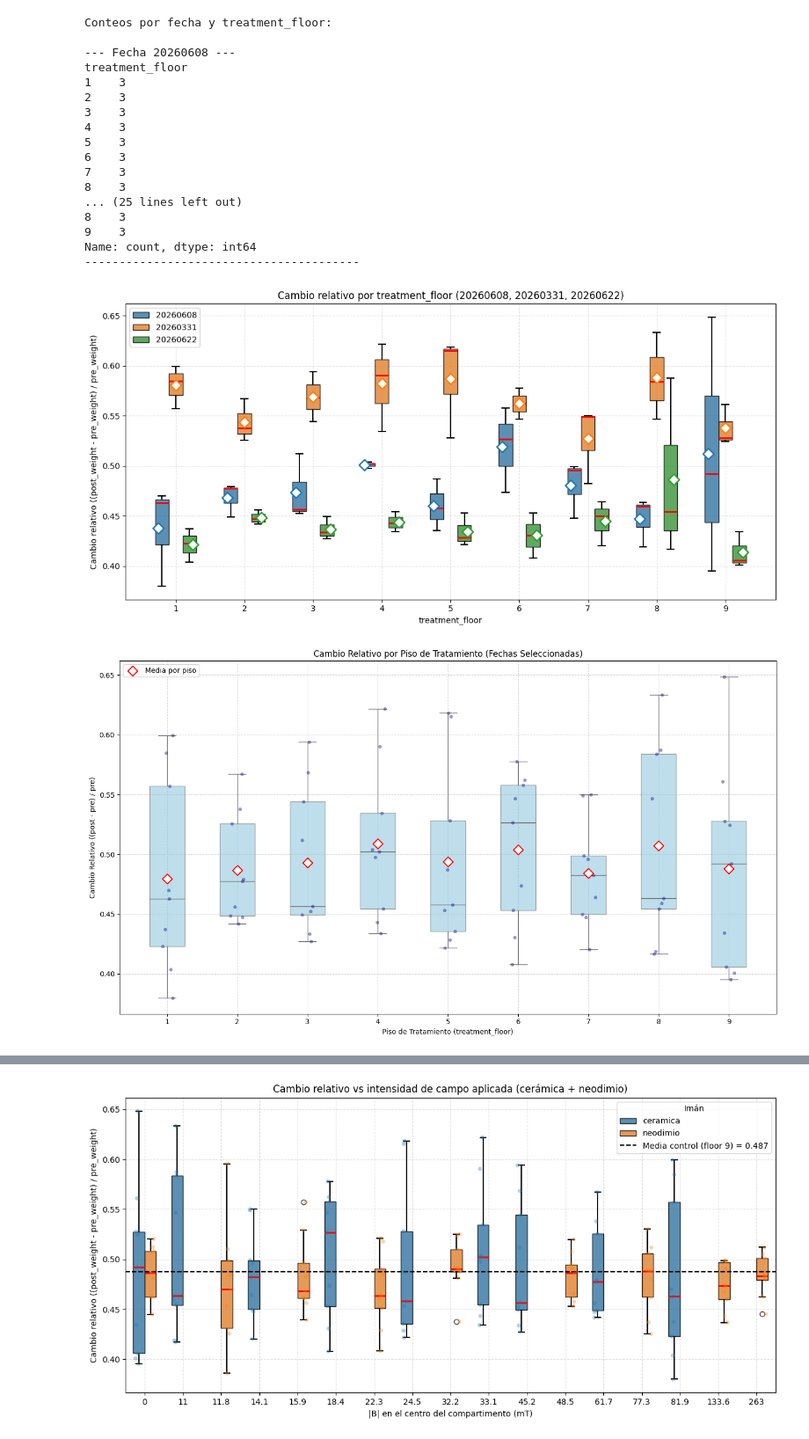
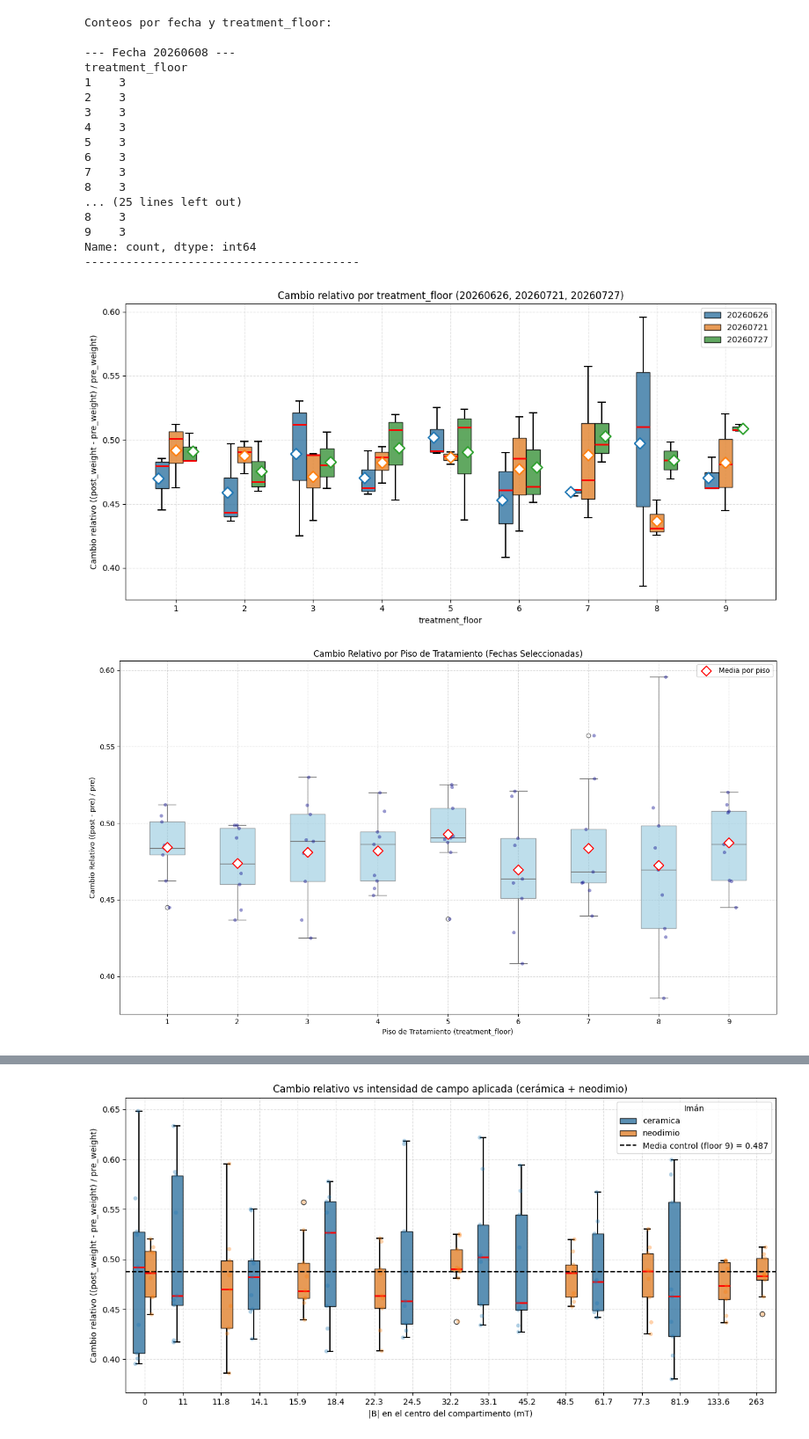
Before and after one commit to KierPrev/Magseed, a Jupyter notebook: src/notebookExperimentosIman.ipynb, the cells around one changed output, grey strips where cells are left out. Shown at 88% size. Cells and saved outputs as stored; diff of their text form; code cells hidden in the pictures.

```diff
--- a/src/notebookExperimentosIman.ipynb
+++ b/src/notebookExperimentosIman.ipynb
@@ -5,10 +5,10 @@ import seaborn as sns
 import matplotlib.pyplot as plt
 
 ### CERAMICA
-fechas = ["20260608", "20260331", "20260622"]
+#fechas = ["20260608", "20260331", "20260622"]
 
 ### NEODIMIO
-#fechas = ["20260626", "20260721", "20260727"]
+fechas = ["20260626", "20260721", "20260727"]
 
 experiments_dir = Path("/Users/kier/MEGA/tesina/tesis-magnetobiologia-software/data/experiments")
 
@@ -84,34 +84,34 @@ for grupo in grupo_order:
         linewidths=1.8,
         zorder=10,
     )
 
 plt.xlabel("treatment_floor")
 plt.ylabel("Cambio relativo ((post_weight - pre_weight) / pre_weight)")
 plt.title(f"Cambio relativo por treatment_floor ({titulo_grupos})")
 plt.xticks(range(len(floor_order)), floor_order)
 plt.grid(True, linestyle="--", alpha=0.4)
 plt.legend(loc="best")
 plt.tight_layout()
 plt.show()
 # %% [output]
 Conteos por fecha y treatment_floor:
 
 --- Fecha 20260608 ---
 treatment_floor
 1    3
 2    3
 3    3
 4    3
 5    3
 6    3
 7    3
 8    3
 ... (25 lines left out)
 8    3
 9    3
 Name: count, dtype: int64
 ----------------------------------------
-[figure, old version]
+[figure, new version]
 # %%
 from pathlib import Path
 import pandas as pd
@@ -196,7 +196,7 @@ if all_dfs:
 else:
     print("No se encontraron datos de experimentos para las fechas indicadas.")
 # %% [output]
-[figure, old version]
+[figure, new version]
 # %%
 from statsmodels.formula.api import ols
 from statsmodels.stats.anova import anova_lm
```
Also changed, not shown: parts of 4 cells of this notebook, 5 other files.
